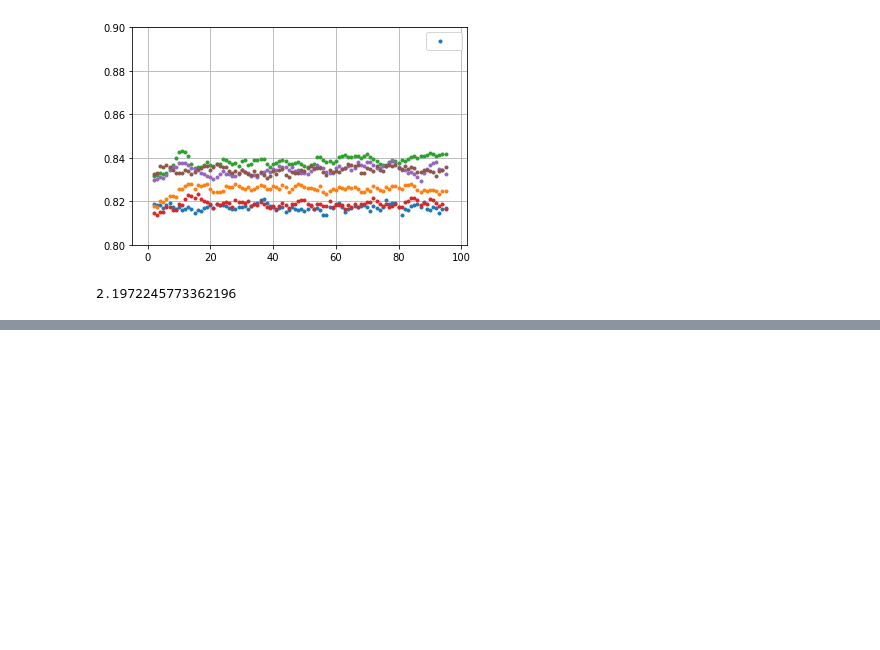
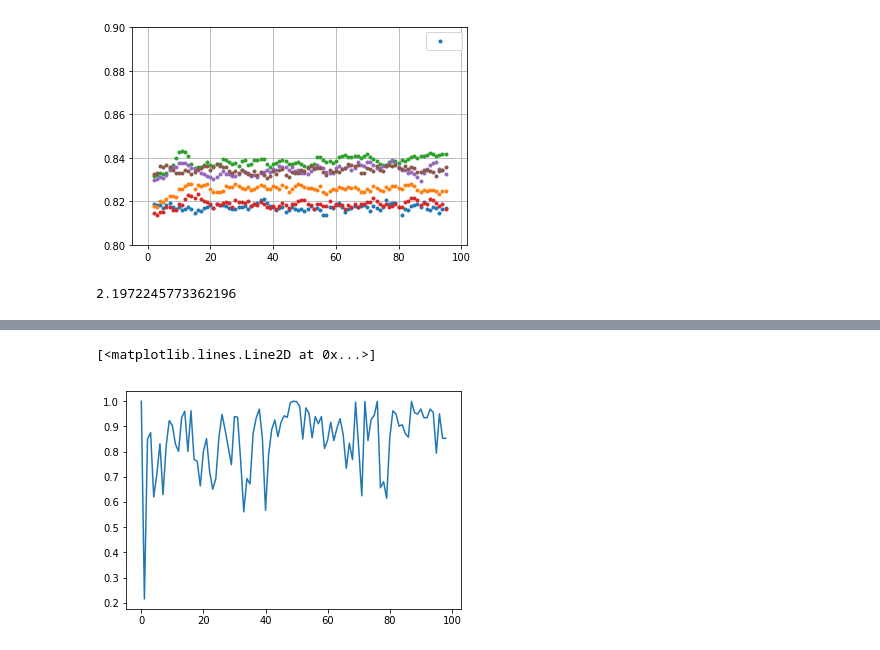
Before and after one commit to sashkarivkind/imagewalker, a Jupyter notebook: log_reader_resolution.ipynb, the cells around one changed output, grey strips where cells are left out. Saved outputs shown, nothing was run; the diff lists cells and outputs as text; code cells hidden in the pictures; blank space fills up the shorter version.

```diff
--- a/log_reader_resolution.ipynb
+++ b/log_reader_resolution.ipynb
@@ -325,0 +361,5 @@ np.log(9)
+# %%
+plt.plot(reward_list[0:-1])
+# %% [output]
+[<matplotlib.lines.Line2D at 0x...>]
+[figure, added]
```
Also changed, not shown: parts of 5 cells of this notebook, 3 other files.
